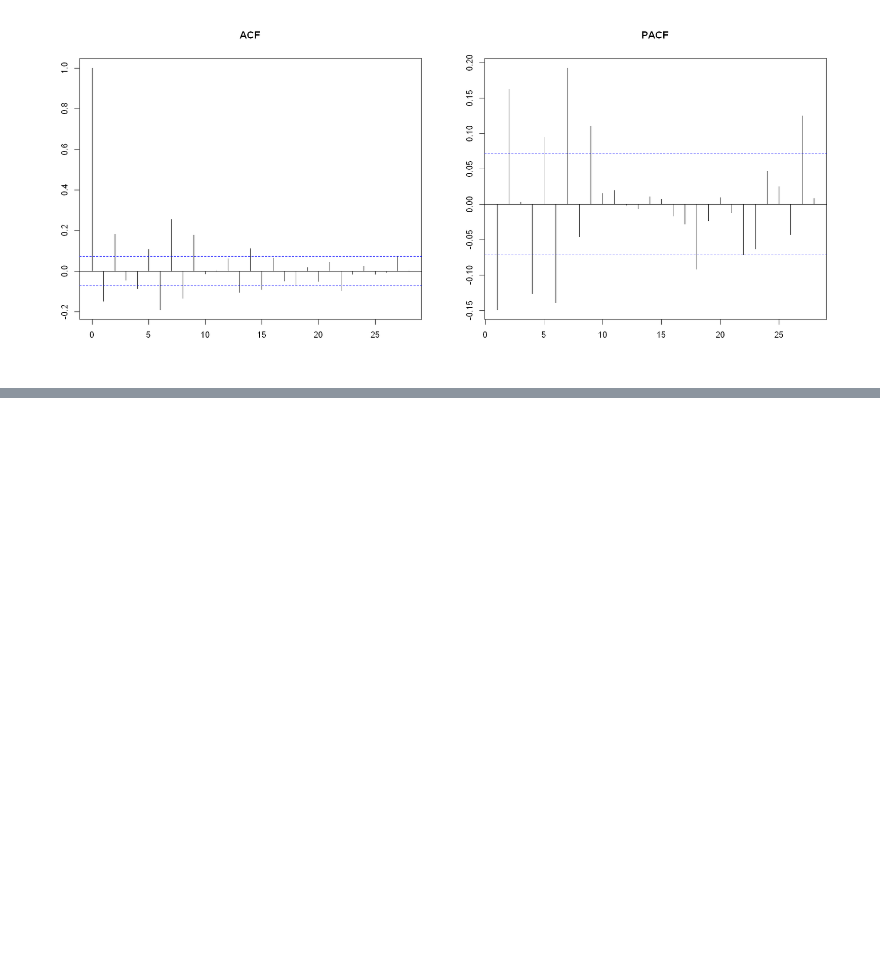
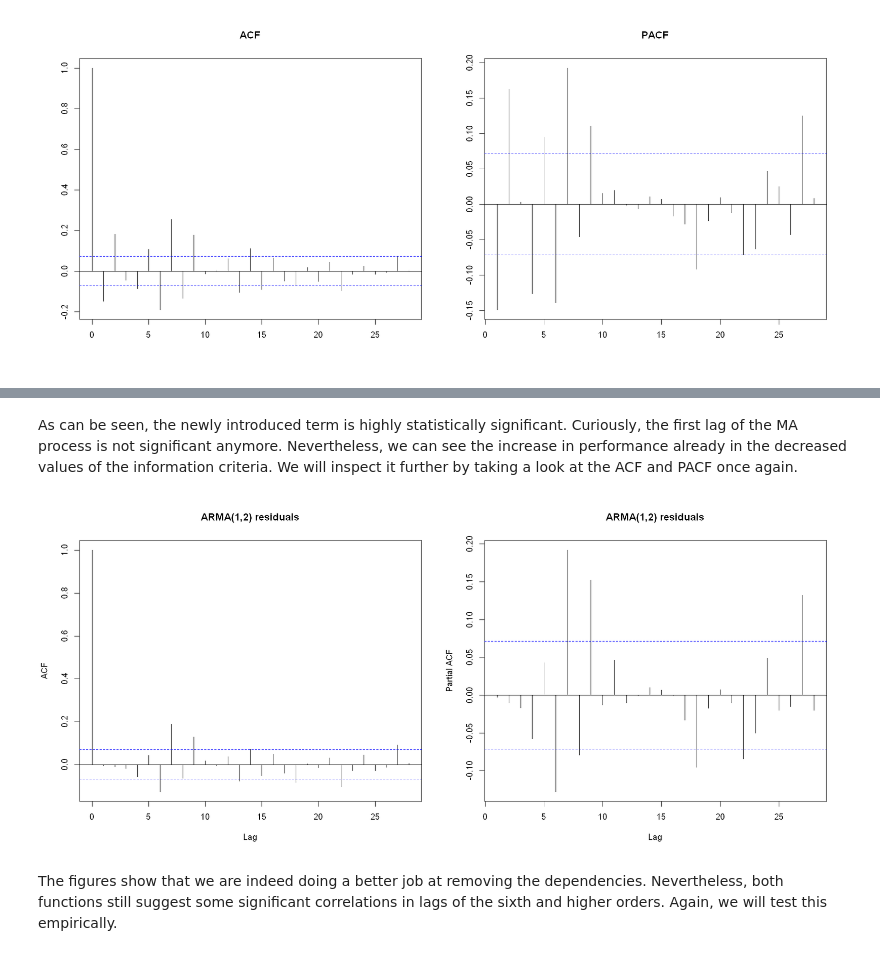
Before and after one commit to JanK0095/Financial-Econometrics-Course-Projects, a Jupyter notebook: HW2/FE1_HW2_Kubal_Mattanelli.ipynb, the cells around one changed output, grey strips where cells are left out. Cells and saved outputs as stored; diff of their text form; code cells hidden in the pictures; blank space fills up the shorter version.

```diff
--- a/HW2/FE1_HW2_Kubal_Mattanelli.ipynb
+++ b/HW2/FE1_HW2_Kubal_Mattanelli.ipynb
@@ -406,0 +328,4 @@ The results suggests that we indeed succeded in removing the autocorrelation up
+# %%
+#ARMA(1,2)
+arma12 <- Arima(log_returns_means, order = c(1, 0, 2))
+summary(arma12)
@@ -406,0 +349,12 @@ The results suggests that we indeed succeded in removing the autocorrelation up
+# %% [markdown]
+As can be seen, the newly introduced term is highly statistically significant. Curiously, the first lag of the MA process is not significant anymore. Nevertheless, we can see the increase in performance already in the decreased values of the information criteria. We will inspect it further by taking a look at the ACF and PACF once again.
+# %%
+#ACF and PACF
+par(mfrow=c(1,2))
+options(repr.plot.width = 16, repr.plot.height = 7)
+acf(arma12$residuals, main = "ARMA(1,2) residuals")
+pacf(arma12$residuals, main = "ARMA(1,2) residuals")
+# %% [output]
+[figure, added]
+# %% [markdown]
+The figures show that we are indeed doing a better job at removing the dependencies. Nevertheless, both functions still suggest some significant correlations in lags of the sixth and higher orders. Again, we will test this empirically.
```
Also changed, not shown: parts of 59 cells of this notebook.
